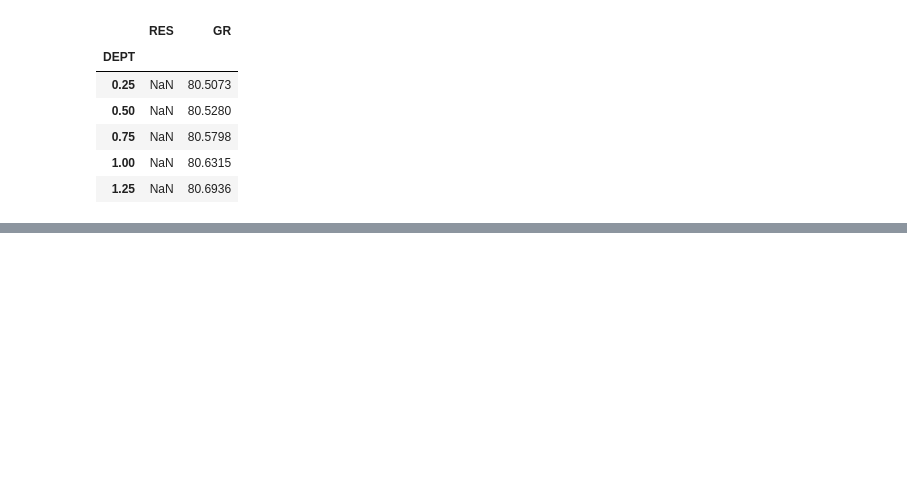
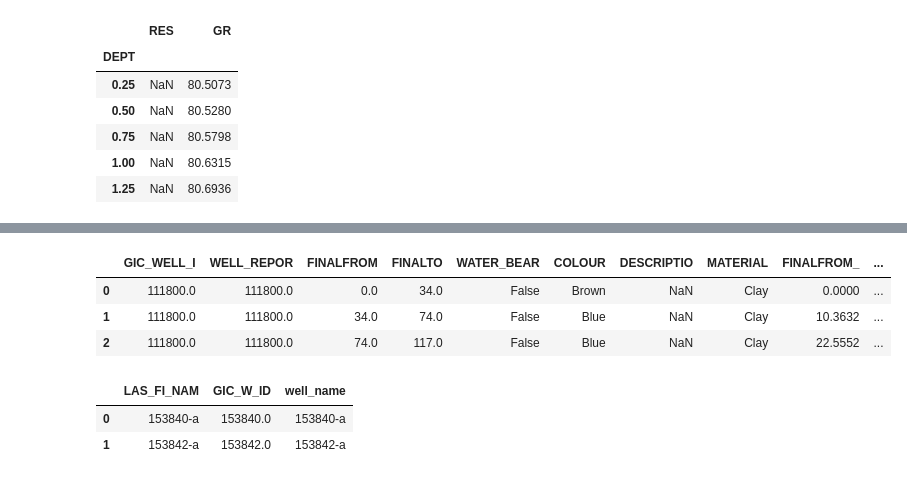
Before and after one commit to emgeolab/alberta_atem, a Jupyter notebook: notebooks/well_inversion_comparison.ipynb, the cells around one changed output, grey strips where cells are left out. Drawn from its saved outputs; the diff is of its cells as text; code cells hidden in the pictures; blank space fills up the shorter version.

```diff
--- a/notebooks/well_inversion_comparison.ipynb
+++ b/notebooks/well_inversion_comparison.ipynb
@@ -359,0 +218,7 @@ def load_well_las(well_name, well_type):
+# %%
+gpd.read_file(water_lith_path).head(3)
+# %% [output]
+|  | GIC_WELL_I | WELL_REPOR | FINALFROM | FINALTO | WATER_BEAR | COLOUR | DESCRIPTIO | MATERIAL | FINALFROM_ | ... |
+| 0 | 111800.0 | 111800.0 | 0.0 | 34.0 | False | Brown | NaN | Clay | 0.0000 | ... |
+| 1 | 111800.0 | 111800.0 | 34.0 | 74.0 | False | Blue | NaN | Clay | 10.3632 | ... |
+| 2 | 111800.0 | 111800.0 | 74.0 | 117.0 | False | Blue | NaN | Clay | 22.5552 | ... |
@@ -359,0 +234,6 @@ def load_well_las(well_name, well_type):
+# %%
+water_collar_df.head(2)
+# %% [output]
+|  | LAS_FI_NAM | GIC_W_ID | well_name |
+| 0 | 153840-a | 153840.0 | 153840-a |
+| 1 | 153842-a | 153842.0 | 153842-a |
```
Also changed, not shown: parts of 34 cells of this notebook, 4 other files.
